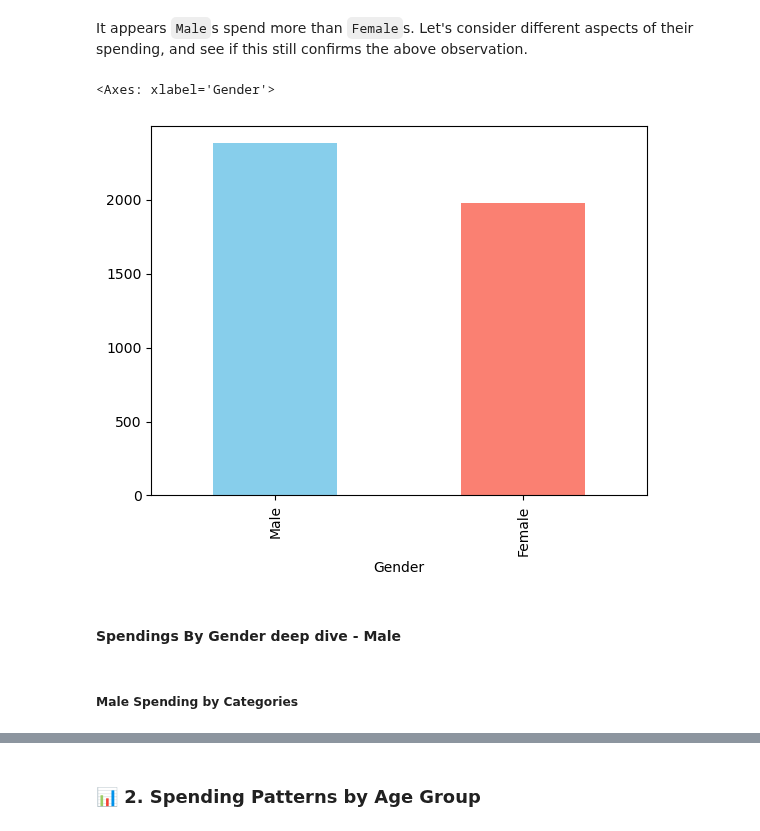
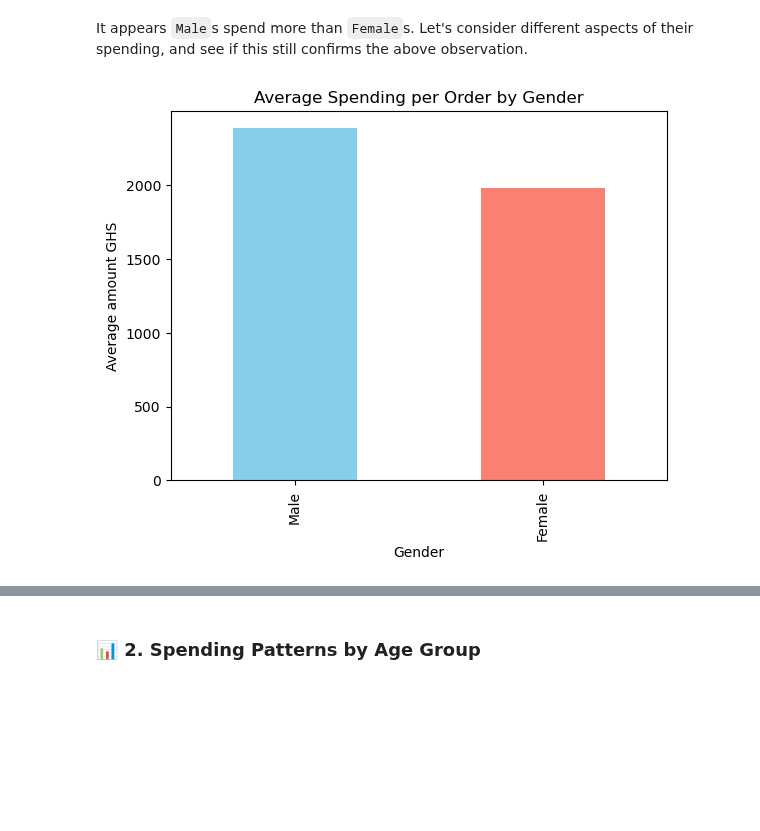
Before and after one commit to Mohammed-Hanan-Othman/ecommerce-sales-analysis, a Jupyter notebook: notebooks/1.customer_behaviour_analysis.ipynb, the cells around one changed output, grey strips where cells are left out. Cells and saved outputs as stored; diff of their text form; code cells hidden in the pictures; blank space fills up the shorter version.

Commit message:
Visualizations added for spending patterns by gender

```diff
--- a/notebooks/1.customer_behaviour_analysis.ipynb
+++ b/notebooks/1.customer_behaviour_analysis.ipynb
@@ -56,18 +56,17 @@ It appears `Male`s spend more than `Female`s. Let's consider different aspects o
 # %%
 # Average spending per order
 
 # Get order totals on each day for each customer
 df_order_totals = df.groupby(["Order Date", "Gender"])["Total Price Calc"].sum().reset_index()
 
 # Obtain average by `Gender`
 df_avg_spend =  df_order_totals.groupby("Gender")["Total Price Calc"].mean().sort_values(ascending=False)
 
 # Bar plot of the data
 df_avg_spend.plot(kind="bar", color=['skyblue', 'salmon'])
+plt.title("Average Spending per Order by Gender")
+plt.ylabel("Average amount GHS")
+plt.xlabel("Gender")
+plt.show()
 # %% [output]
-<Axes: xlabel='Gender'>
-[figure, old version]
+[figure, new version]
-# %% [markdown]
-#### Spendings By Gender deep dive - Male
-# %% [markdown]
-##### Male Spending by Categories
```
Also changed, not shown: parts of 3 cells of this notebook.
